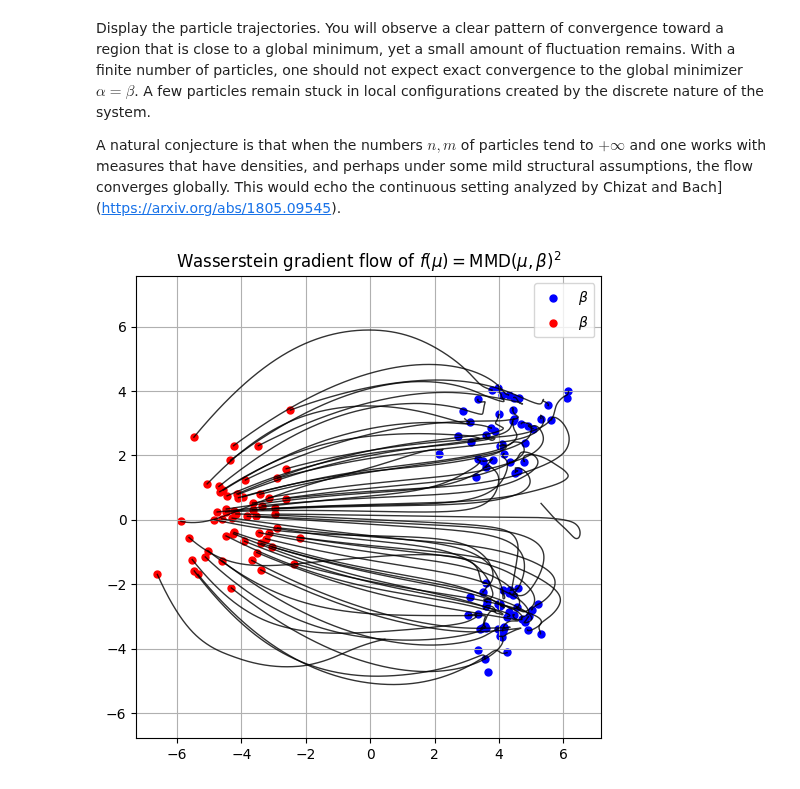
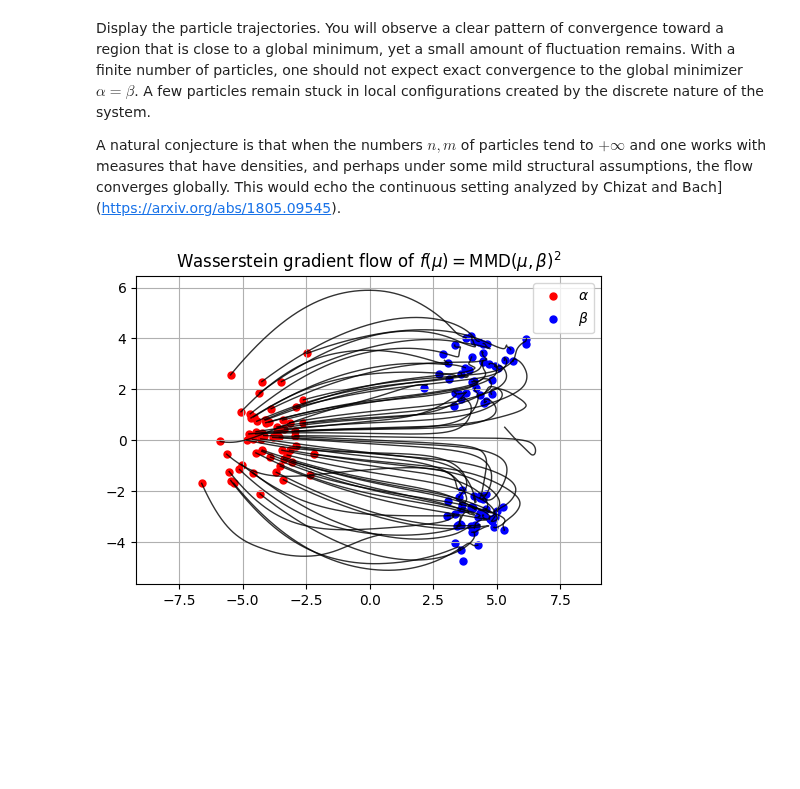
Before and after one commit to gpeyre/ot4ml, a Jupyter notebook: python/7-wasserstein-flows.ipynb, the cells around one changed output. Saved outputs shown, nothing was run; the diff lists cells and outputs as text; code cells hidden in the pictures; blank space fills up the shorter version.

```diff
--- a/python/7-wasserstein-flows.ipynb
+++ b/python/7-wasserstein-flows.ipynb
@@ -193,18 +193,18 @@ A natural conjecture is that when the numbers $n,m$ of particles tend to $+\inft
 # %%
 # Extract final positions of the particles in alpha
 X_final = Xiter[:, :, -1]  # shape (2, n)
-plt.figure(figsize=(6, 6))
+plt.figure(figsize=(6, 4))
 # Plot the two clouds alpha and beta
+plt.scatter(X[0, :].numpy(), X[1, :].numpy(), c='red', s=25, alpha=1, label=r'$\alpha$')
 plt.scatter(Y[0, :].numpy(), Y[1, :].numpy(), c='blue', s=25, alpha=1, label=r'$\beta$')
-plt.scatter(X[0, :].numpy(), X[1, :].numpy(), c='red', s=25, alpha=1, label=r'$\beta$')
 # Plot particle trajectories in black
 for i in range(n):
   traj = Xiter[:, i, :]  # shape (2, num_steps+1)
   plt.plot(traj[0, :].numpy(), traj[1, :].numpy(), 'k-', linewidth=1, alpha=.8)
 plt.title('Wasserstein gradient flow of $f(\\mu) = \\mathrm{MMD}(\\mu,\\beta)^2$')
 plt.legend()
 plt.axis('equal')
 plt.grid(True)
 plt.show()
 # %% [output]
-[figure, old version]
+[figure, new version]
```
Also changed, not shown: parts of 1 cell of this notebook.
